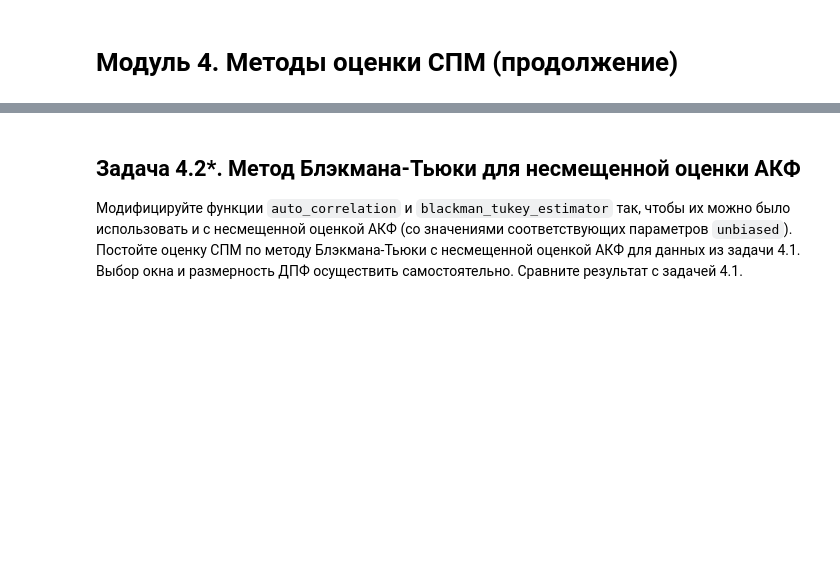
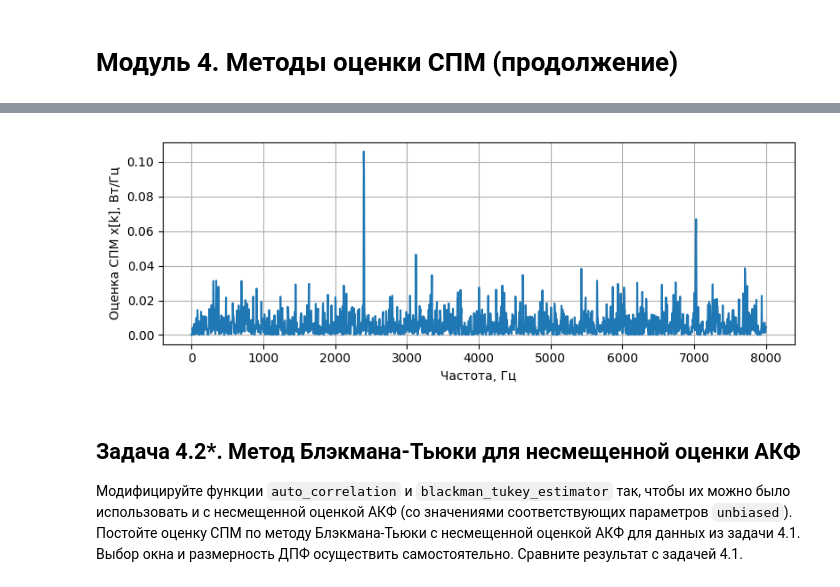
Before and after one commit to derzhavin3016/DSP-labs, a Jupyter notebook: lab5/dsp_lab5.ipynb, the cells around one changed output, grey strips where cells are left out. Saved outputs shown, nothing was run; the diff lists cells and outputs as text; code cells hidden in the pictures; blank space fills up the shorter version.

```diff
--- a/lab5/dsp_lab5.ipynb
+++ b/lab5/dsp_lab5.ipynb
@@ -258,3 +316,15 @@ x = np.load("variant_N_ex_3_1.npy")
+# %%
+f, Pxy = signal.csd(x, x, fs, nperseg=x.size)
+plt.figure(figsize=[8, 3])
+# plt.semilogy(f, np.abs(Pxy))
+plt.plot(f, np.abs(Pxy)/2)
+plt.xlabel('Частота, Гц')
+plt.ylabel('Оценка СПМ x[k], Bт/Гц')
+plt.grid()
+plt.tight_layout()
+plt.show()
+# %% [output]
+[figure, added]
 # %% [markdown]
 ## Задача 4.2*. Метод Блэкмана-Тьюки для несмещенной оценки АКФ
 
```
Also changed, not shown: parts of 19 cells of this notebook, 1 other file.
